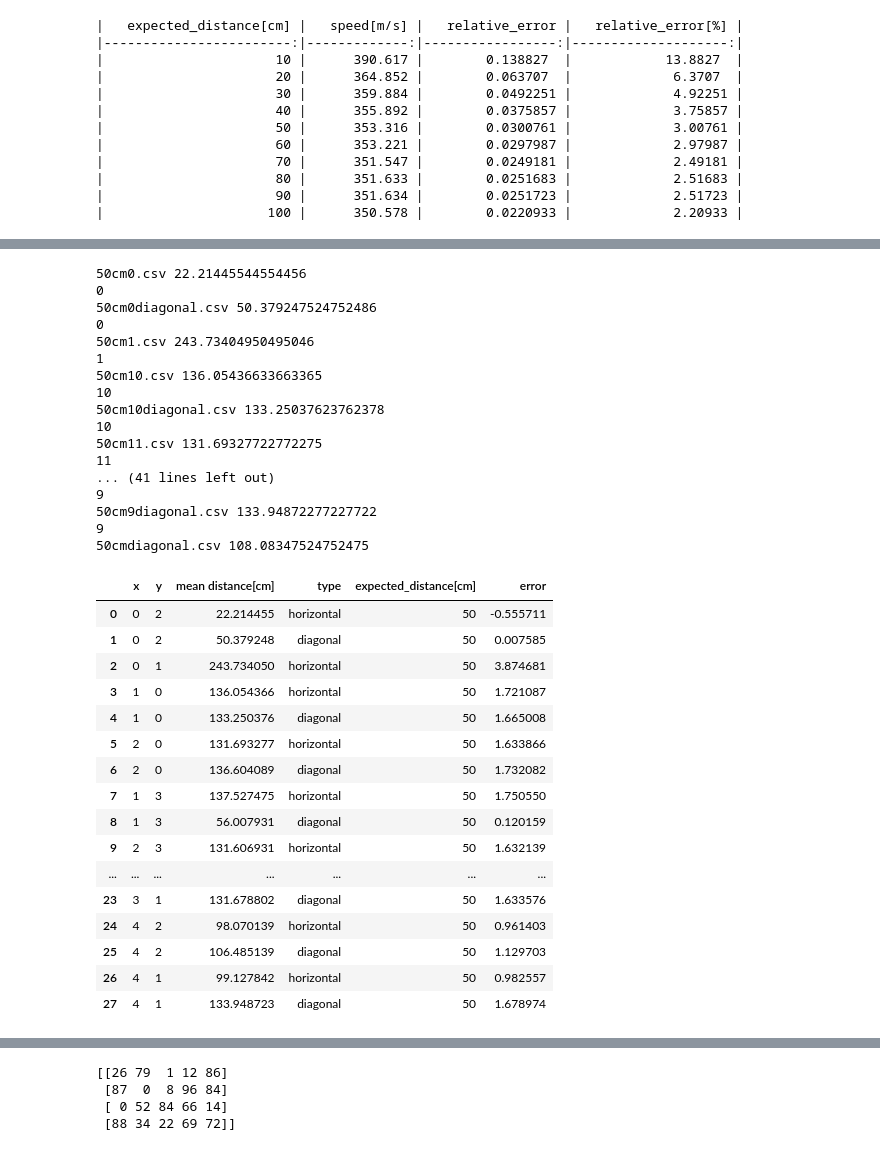
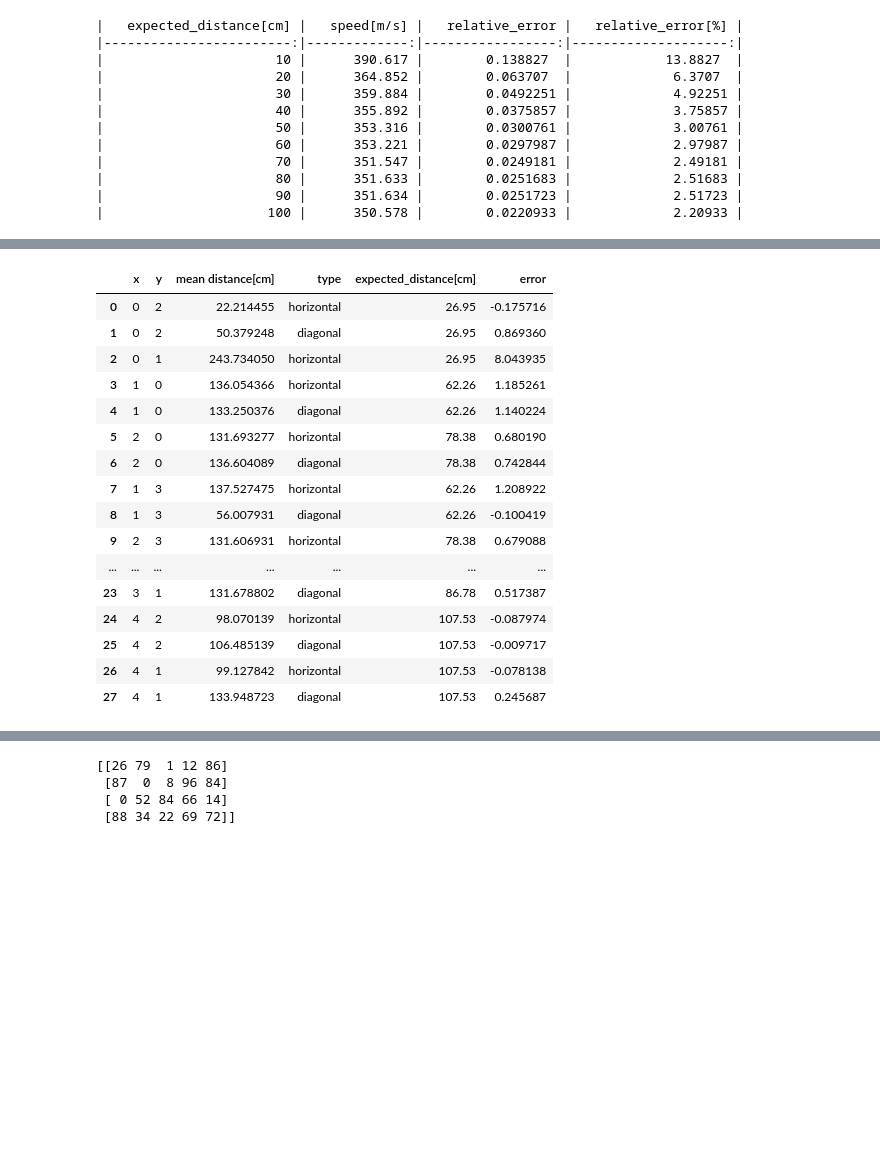
Before and after one commit to CelestineOverflow/BUL, a Jupyter notebook: lab-1/post.ipynb, the cells around one changed output, grey strips where cells are left out. Cells and saved outputs as stored; diff of their text form; code cells hidden in the pictures; blank space fills up the shorter version.

```diff
--- a/lab-1/post.ipynb
+++ b/lab-1/post.ipynb
@@ -217,69 +253,52 @@ map = {
   "4": { "x": 2, "y": 2 , "distance[cm]": 66.18},
   "6": { "x": 3, "y": 2 , "distance[cm]": 86.78},
   "8": { "x": 4, "y": 2 , "distance[cm]": 107.53},
   "12": { "x": 1, "y": 3 , "distance[cm]": 62.26},
   "13": { "x": 2, "y": 3 , "distance[cm]": 78.38},
 }
 
 df = pd.DataFrame(columns=['x', 'y', 'mean distance[cm]', 'type', 'expected_distance[cm]', 'error'])
 
 for file in files:
     if file.endswith('.csv'):
         diagonal = False
         if 'diagonal' in file:
             diagonal = True
         if 'circular' in file:
             continue
         t = pd.read_csv(os.path.join(files_dir, file))
         t.drop(columns=['Unnamed: 0'], inplace=True)
         mean = t['distance[cm]'].mean()
-        print(file, mean)
+        # print(file, mean)
         number = file.split('cm')[1].split('.')[0].split('diagonal')[0]
-        print(number)
+        # print(number)
         if number not in map:
             continue
         x = map[number]['x']
         y = map[number]['y']
-        expected_distance = int(file.split('cm')[0])
+        expected_distance = map[number]['distance[cm]']
         error = (mean - expected_distance) / expected_distance
         df = pd.concat([df, pd.DataFrame([[x, y, mean, 'diagonal' if diagonal else 'horizontal', expected_distance, error]], columns=['x', 'y', 'mean distance[cm]', 'type', 'expected_distance[cm]', 'error'])], ignore_index=True)
 
 display(df)
 # %% [output]
-50cm0.csv 22.21445544554456
-0
-50cm0diagonal.csv 50.379247524752486
-0
-50cm1.csv 243.73404950495046
-1
-50cm10.csv 136.05436633663365
-10
-50cm10diagonal.csv 133.25037623762378
-10
-50cm11.csv 131.69327722772275
-11
-... (41 lines left out)
-9
-50cm9diagonal.csv 133.94872277227722
-9
-50cmdiagonal.csv 108.08347524752475
 |  | x | y | mean distance[cm] | type | expected_distance[cm] | error |
-| 0 | 0 | 2 | 22.214455 | horizontal | 50 | -0.555711 |
-| 1 | 0 | 2 | 50.379248 | diagonal | 50 | 0.007585 |
-| 2 | 0 | 1 | 243.734050 | horizontal | 50 | 3.874681 |
-| 3 | 1 | 0 | 136.054366 | horizontal | 50 | 1.721087 |
-| 4 | 1 | 0 | 133.250376 | diagonal | 50 | 1.665008 |
-| 5 | 2 | 0 | 131.693277 | horizontal | 50 | 1.633866 |
-| 6 | 2 | 0 | 136.604089 | diagonal | 50 | 1.732082 |
-| 7 | 1 | 3 | 137.527475 | horizontal | 50 | 1.750550 |
-| 8 | 1 | 3 | 56.007931 | diagonal | 50 | 0.120159 |
-| 9 | 2 | 3 | 131.606931 | horizontal | 50 | 1.632139 |
+| 0 | 0 | 2 | 22.214455 | horizontal | 26.95 | -0.175716 |
+| 1 | 0 | 2 | 50.379248 | diagonal | 26.95 | 0.869360 |
+| 2 | 0 | 1 | 243.734050 | horizontal | 26.95 | 8.043935 |
+| 3 | 1 | 0 | 136.054366 | horizontal | 62.26 | 1.185261 |
+| 4 | 1 | 0 | 133.250376 | diagonal | 62.26 | 1.140224 |
+| 5 | 2 | 0 | 131.693277 | horizontal | 78.38 | 0.680190 |
+| 6 | 2 | 0 | 136.604089 | diagonal | 78.38 | 0.742844 |
+| 7 | 1 | 3 | 137.527475 | horizontal | 62.26 | 1.208922 |
+| 8 | 1 | 3 | 56.007931 | diagonal | 62.26 | -0.100419 |
+| 9 | 2 | 3 | 131.606931 | horizontal | 78.38 | 0.679088 |
 | ... | ... | ... | ... | ... | ... | ... |
-| 23 | 3 | 1 | 131.678802 | diagonal | 50 | 1.633576 |
-| 24 | 4 | 2 | 98.070139 | horizontal | 50 | 0.961403 |
-| 25 | 4 | 2 | 106.485139 | diagonal | 50 | 1.129703 |
-| 26 | 4 | 1 | 99.127842 | horizontal | 50 | 0.982557 |
-| 27 | 4 | 1 | 133.948723 | diagonal | 50 | 1.678974 |
+| 23 | 3 | 1 | 131.678802 | diagonal | 86.78 | 0.517387 |
+| 24 | 4 | 2 | 98.070139 | horizontal | 107.53 | -0.087974 |
+| 25 | 4 | 2 | 106.485139 | diagonal | 107.53 | -0.009717 |
+| 26 | 4 | 1 | 99.127842 | horizontal | 107.53 | -0.078138 |
+| 27 | 4 | 1 | 133.948723 | diagonal | 107.53 | 0.245687 |
 # %%
 horizontal = df[df['type'] == 'horizontal']
 display(horizontal)
```
Also changed, not shown: parts of 4 cells of this notebook, 2 other files.
